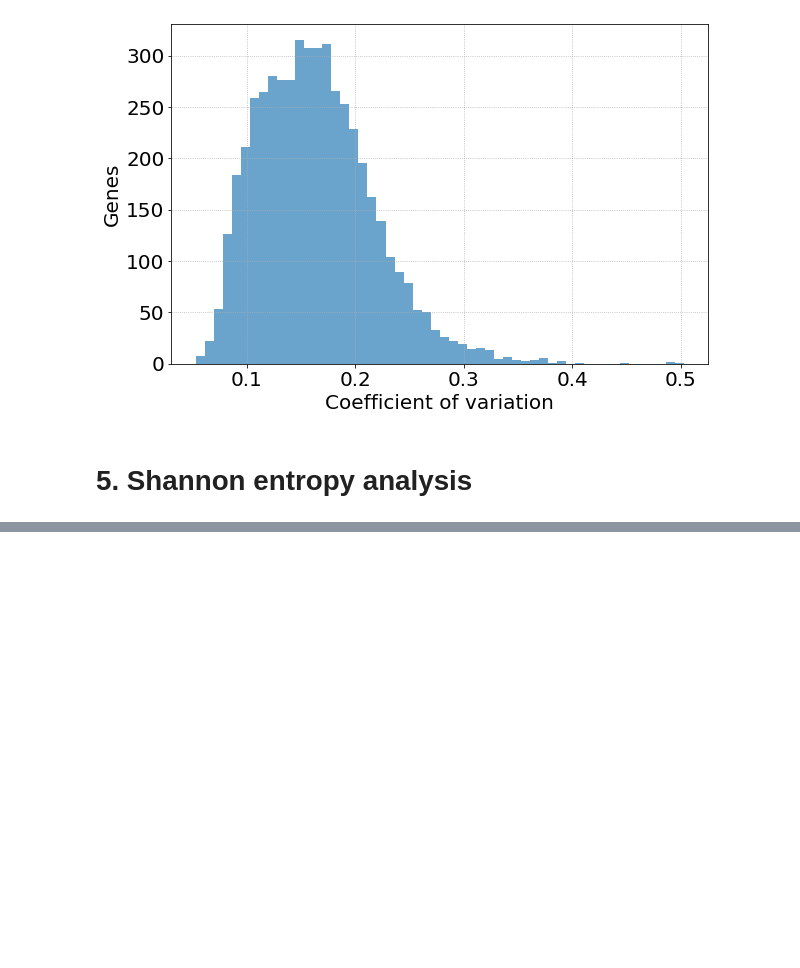
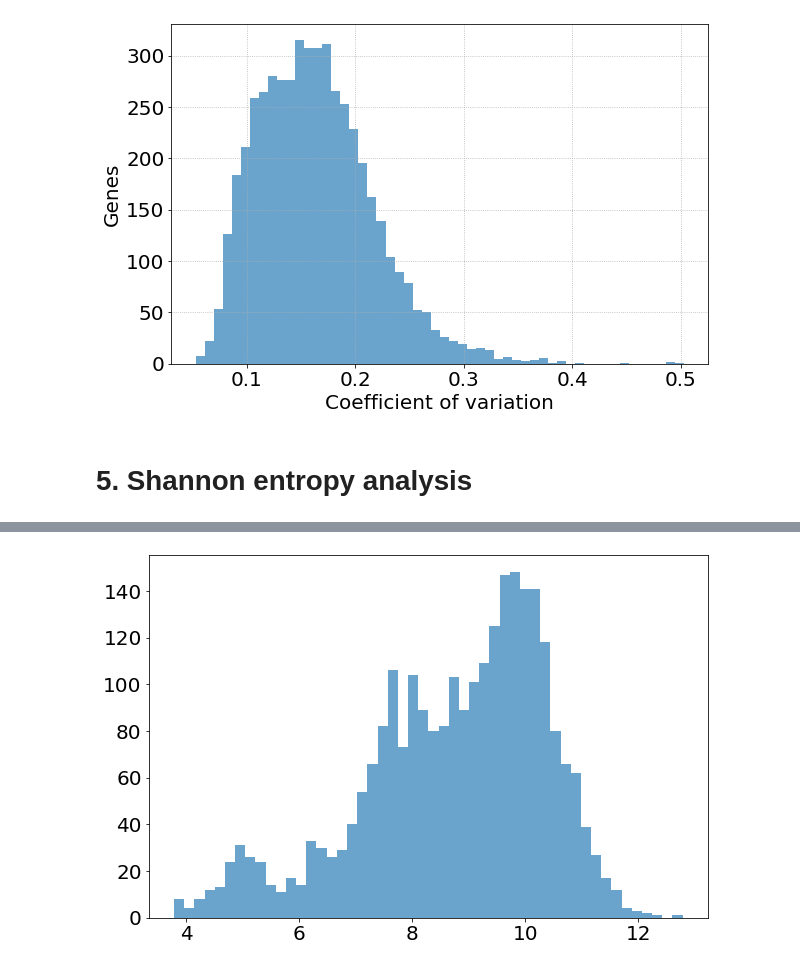
Before and after one commit to farhad-zare/Endo-Gene-, a Jupyter notebook: TSNE& Umap/dimensionality_reduction_analysis.ipynb, the cells around one changed output, grey strips where cells are left out. Saved outputs shown, nothing was run; the diff lists cells and outputs as text; code cells hidden in the pictures; blank space fills up the shorter version.

```diff
--- a/TSNE& Umap/dimensionality_reduction_analysis.ipynb
+++ b/TSNE& Umap/dimensionality_reduction_analysis.ipynb
@@ -411,0 +479,6 @@ matplotlib.pyplot.tight_layout()
+# %%
+matplotlib.pyplot.figure(figsize=(9, 6))
+tempo = matplotlib.pyplot.hist(transpose_expression_qn.iloc[:,1], bins=50, density=False, alpha=2/3)
+matplotlib.pyplot.tight_layout()
+# %% [output]
+[figure, added]
```
Also changed, not shown: parts of 42 cells of this notebook.
